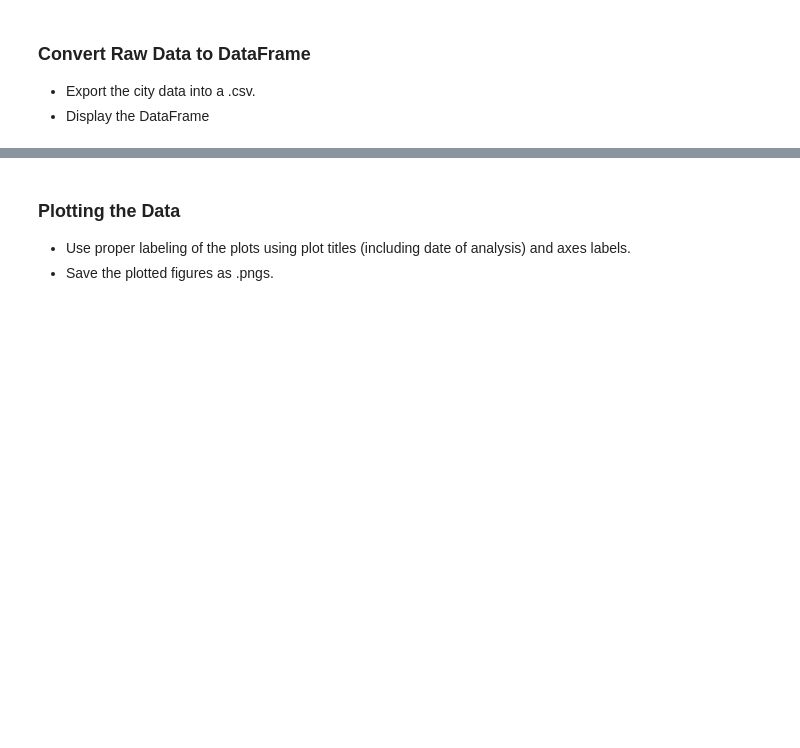
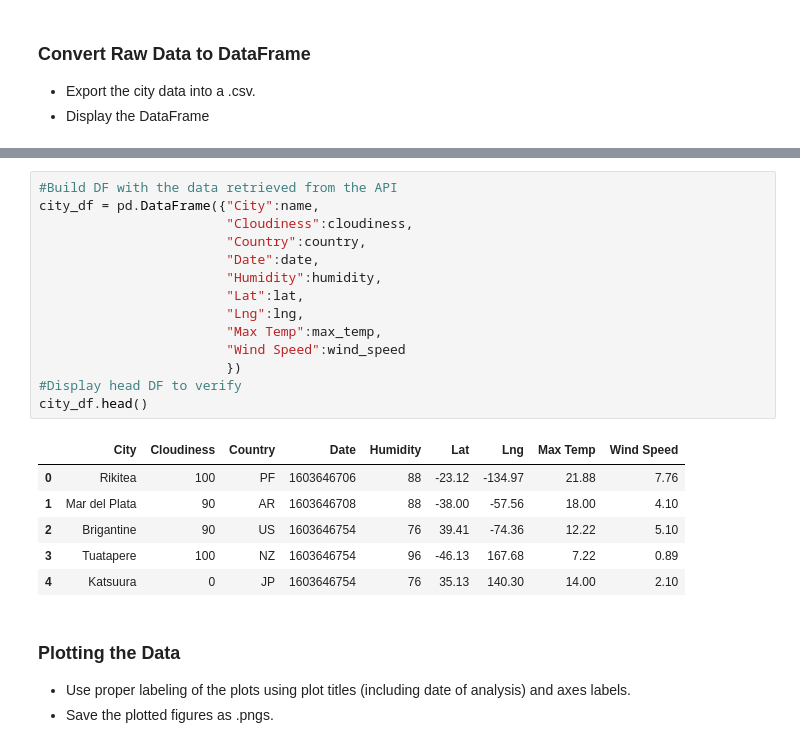
Before and after one commit to samuelceron/python-api-challenge, a Jupyter notebook: WeatherPy.ipynb, the cells around one changed output, grey strips where cells are left out. Cells and saved outputs as stored; diff of their text form; blank space fills up the shorter version.

Commit message:
Execute requests, field data lists and and build DF

```diff
--- a/WeatherPy.ipynb
+++ b/WeatherPy.ipynb
@@ -101,3 +115,24 @@ dtype: int64
+# %%
+#Build DF with the data retrieved from the API
+city_df = pd.DataFrame({"City":name,
+                        "Cloudiness":cloudiness,
+                        "Country":country,
+                        "Date":date,
+                        "Humidity":humidity,
+                        "Lat":lat,
+                        "Lng":lng,
+                        "Max Temp":max_temp,
+                        "Wind Speed":wind_speed
+                        })
+#Display head DF to verify
+city_df.head()
+# %% [output]
+|  | City | Cloudiness | Country | Date | Humidity | Lat | Lng | Max Temp | Wind Speed |
+| 0 | Rikitea | 100 | PF | 1603646706 | 88 | -23.12 | -134.97 | 21.88 | 7.76 |
+| 1 | Mar del Plata | 90 | AR | 1603646708 | 88 | -38.00 | -57.56 | 18.00 | 4.10 |
+| 2 | Brigantine | 90 | US | 1603646754 | 76 | 39.41 | -74.36 | 12.22 | 5.10 |
+| 3 | Tuatapere | 100 | NZ | 1603646754 | 96 | -46.13 | 167.68 | 7.22 | 0.89 |
+| 4 | Katsuura | 0 | JP | 1603646754 | 76 | 35.13 | 140.30 | 14.00 | 2.10 |
 # %% [markdown]
 ### Plotting the Data
 * Use proper labeling of the plots using plot titles (including date of analysis) and axes labels.
```
Also changed, not shown: parts of 4 cells of this notebook.
